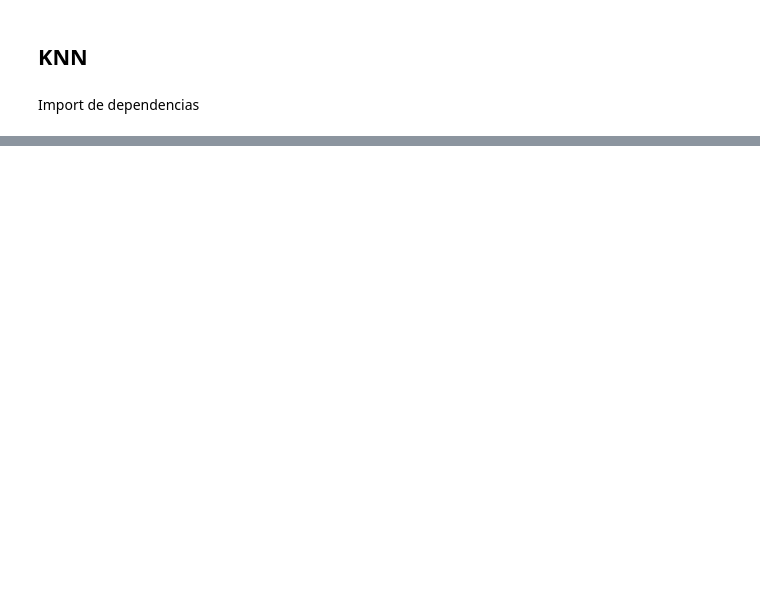
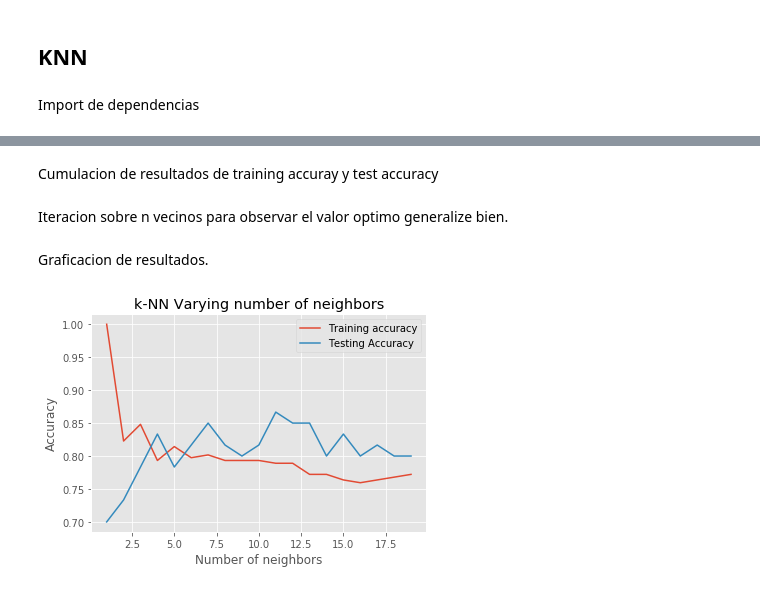
Before and after one commit to michaelyipchen/AprendizajeAutomatico, a Jupyter notebook: Tarea-3-myip.ipynb, the cells around one changed output, grey strips where cells are left out. Saved outputs shown, nothing was run; the diff lists cells and outputs as text; code cells hidden in the pictures; blank space fills up the shorter version.

```diff
--- a/Tarea-3-myip.ipynb
+++ b/Tarea-3-myip.ipynb
@@ -175,2 +200,2 @@ dataset_labels = dataset['RES']
 # %%
-x_train, x_test, y_train, y_test = train_test_split(dataset_features, dataset_labels, test_size=0.2, random_state=5)
+X_train, X_test, y_train, y_test = train_test_split(HD_features_Normalized, HD_labels, test_size=0.2, random_state=5)
@@ -212,0 +216,33 @@ Name: RES, dtype: int64
+# %%
+n_neighbors = range(1, 20)
+weights='uniform'
+algorithm='auto'
+# %% [markdown]
+Cumulacion de resultados de training accuray y test accuracy
+# %%
+training_accuracy = []
+test_accuracy = []
+# %% [markdown]
+Iteracion sobre n vecinos para observar el valor optimo generalize bien.
+# %%
+for i in n_neighbors:
+    clf = KNeighborsClassifier(n_neighbors=i, weights=weights, algorithm=algorithm)
+    clf.fit(X_train, y_train)
+
+    training_accuracy.append(clf.score(X_train, y_train))
+    test_accuracy.append(clf.score(X_test, y_test))
+# %% [markdown]
+Graficacion de resultados.
+# %%
+import matplotlib.pyplot as plt
+plt.style.use('ggplot')
+%matplotlib inline
+plt.title('k-NN Varying number of neighbors')
+plt.plot(n_neighbors, training_accuracy, label='Training accuracy')
+plt.plot(n_neighbors, test_accuracy, label='Testing Accuracy')
+plt.legend()
+plt.xlabel('Number of neighbors')
+plt.ylabel('Accuracy')
+plt.show()
+# %% [output]
+[figure, added]
```
Also changed, not shown: parts of 30 cells of this notebook.
